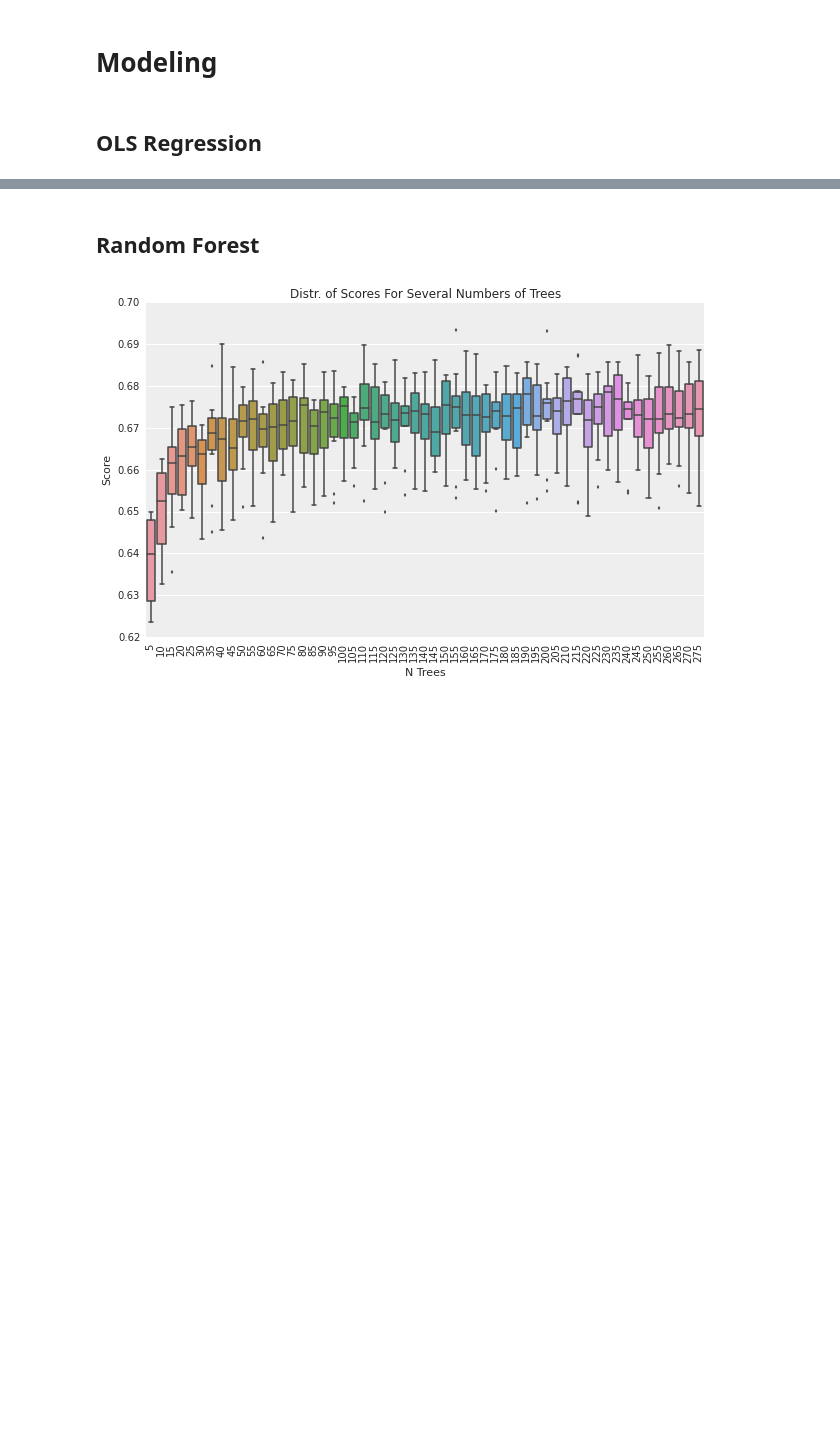
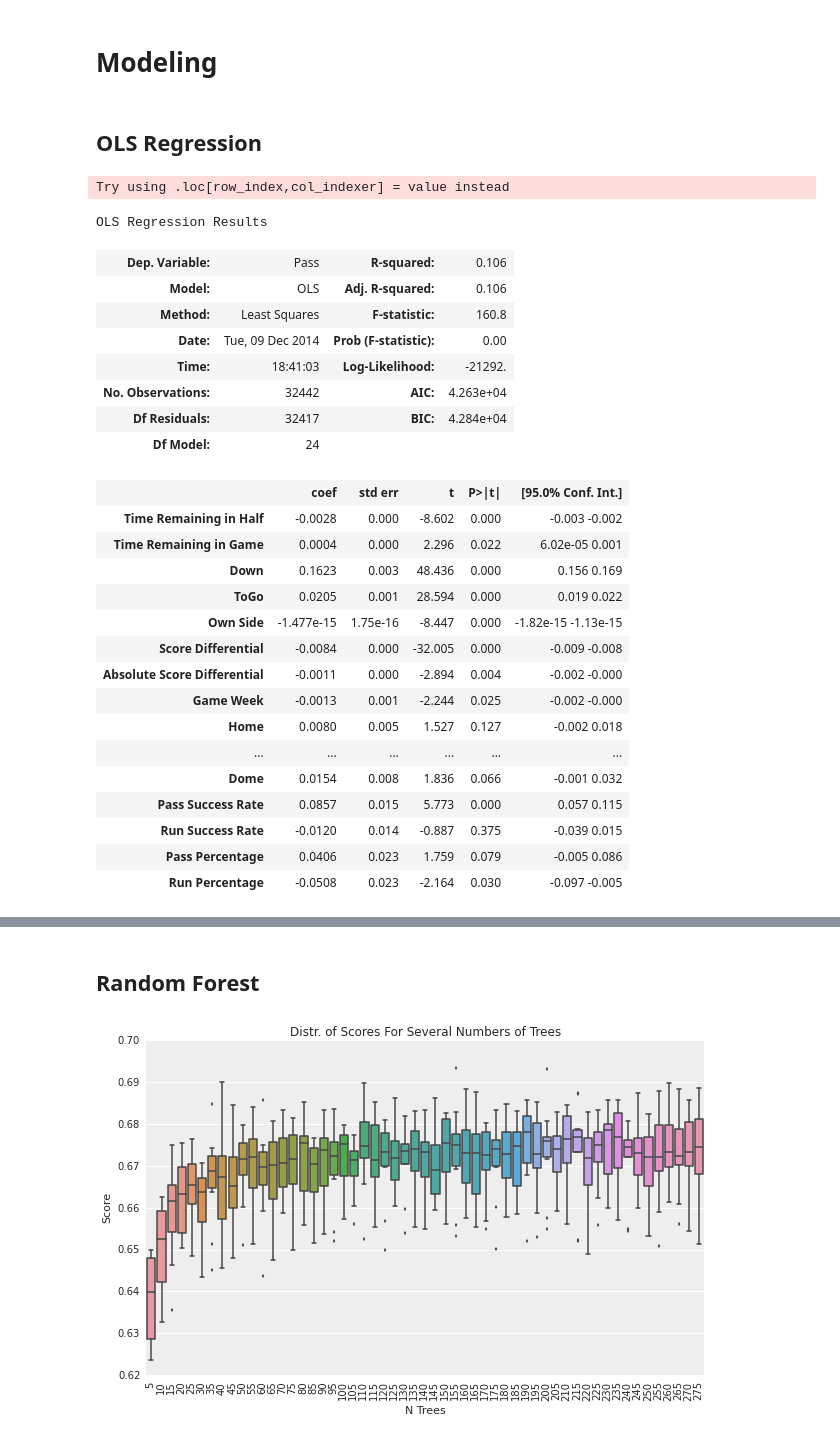
Before and after one commit to araftery/cs109-final-project, a Jupyter notebook: notebook.ipynb, the cells around one changed output, grey strips where cells are left out. Cells and saved outputs as stored; diff of their text form; code cells hidden in the pictures; blank space fills up the shorter version.

```diff
--- a/notebook.ipynb
+++ b/notebook.ipynb
@@ -256,15 +256,17 @@ plt.show()
 # Modeling
 # %%
 from sklearn.cross_validation import train_test_split
+
+def remove_nan_rows(df, columns):
+    df_no_nan = df.copy()
+    for col in columns:
+        df_no_nan = df_no_nan[np.isfinite(df_no_nan[col])]
+    return df_no_nan
 
 def split_dataset(x_columns, team=None):
 
     # get rid of any rows that have nan for any x column, or for pass
-    df_no_nan = df.copy()
-    for col in x_columns:
-        df_no_nan = df_no_nan[np.isfinite(df_no_nan[col])]
-
-    df_no_nan = df_no_nan[np.isfinite(df_no_nan['Pass'])]
+    df_no_nan = remove_nan_rows(df, list(x_columns) + ['Pass'])
 
     if team:
         df_no_nan = df_no_nan[df_no_nan['Tm'] == team]
@@ -277,3 +279,71 @@ def split_dataset(x_columns, team=None):
     return x_train, x_test, y_train, y_test, df_subset
 # %% [markdown]
 ## OLS Regression
+# %%
+### Your code here ###
+import statsmodels.api as sm
+
+x_columns = [
+    'Time Remaining in Half',
+    'Time Remaining in Game',
+    'Down',
+    'ToGo',
+    'Own Side',
+    'Score Differential',
+    'Absolute Score Differential',
+    'Game Week',
+    'Home',
+    'Yard Line',
+    'Passer Rating',
+    'Rusher YPC',
+    'Rusher YPG',
+    'Defense Passing Y/A',
+    'Defense Rushing Y/A',
+    'Mean Temperature',
+    'Rain',
+    'Snow',
+    'Precipitation Inches',
+    'Snowfall Inches',
+    'Mean Wind Speed MPH',
+    'Dome',
+    'Pass Success Rate',
+    'Run Success Rate',
+    'Pass Percentage',
+    'Run Percentage',
+]
+
+df_no_nan = remove_nan_rows(df, list(x_columns) + ['Pass'])
+X = df_no_nan[x_columns]
+for col in X:
+    X[col] = X[col].astype(np.float)
+X = sm.add_constant(X)
+Y = df_no_nan['Pass'].astype(np.float)
+model = sm.OLS(Y,X).fit()
+model.summary()
+# %% [output]
+Try using .loc[row_index,col_indexer] = value instead
+OLS Regression Results
+| Dep. Variable: | Pass | R-squared: | 0.106 |
+| Model: | OLS | Adj. R-squared: | 0.106 |
+| Method: | Least Squares | F-statistic: | 160.8 |
+| Date: | Tue, 09 Dec 2014 | Prob (F-statistic): | 0.00 |
+| Time: | 18:41:03 | Log-Likelihood: | -21292. |
+| No. Observations: | 32442 | AIC: | 4.263e+04 |
+| Df Residuals: | 32417 | BIC: | 4.284e+04 |
+| Df Model: | 24 |  |  |
+|  | coef | std err | t | P>|t| | [95.0% Conf. Int.] |
+| Time Remaining in Half | -0.0028 | 0.000 | -8.602 | 0.000 | -0.003 -0.002 |
+| Time Remaining in Game | 0.0004 | 0.000 | 2.296 | 0.022 | 6.02e-05 0.001 |
+| Down | 0.1623 | 0.003 | 48.436 | 0.000 | 0.156 0.169 |
+| ToGo | 0.0205 | 0.001 | 28.594 | 0.000 | 0.019 0.022 |
+| Own Side | -1.477e-15 | 1.75e-16 | -8.447 | 0.000 | -1.82e-15 -1.13e-15 |
+| Score Differential | -0.0084 | 0.000 | -32.005 | 0.000 | -0.009 -0.008 |
+| Absolute Score Differential | -0.0011 | 0.000 | -2.894 | 0.004 | -0.002 -0.000 |
+| Game Week | -0.0013 | 0.001 | -2.244 | 0.025 | -0.002 -0.000 |
+| Home | 0.0080 | 0.005 | 1.527 | 0.127 | -0.002 0.018 |
+| ... | ... | ... | ... | ... | ... |
+| Dome | 0.0154 | 0.008 | 1.836 | 0.066 | -0.001 0.032 |
+| Pass Success Rate | 0.0857 | 0.015 | 5.773 | 0.000 | 0.057 0.115 |
+| Run Success Rate | -0.0120 | 0.014 | -0.887 | 0.375 | -0.039 0.015 |
+| Pass Percentage | 0.0406 | 0.023 | 1.759 | 0.079 | -0.005 0.086 |
+| Run Percentage | -0.0508 | 0.023 | -2.164 | 0.030 | -0.097 -0.005 |
```
Also changed, not shown: parts of 1 cell of this notebook.
